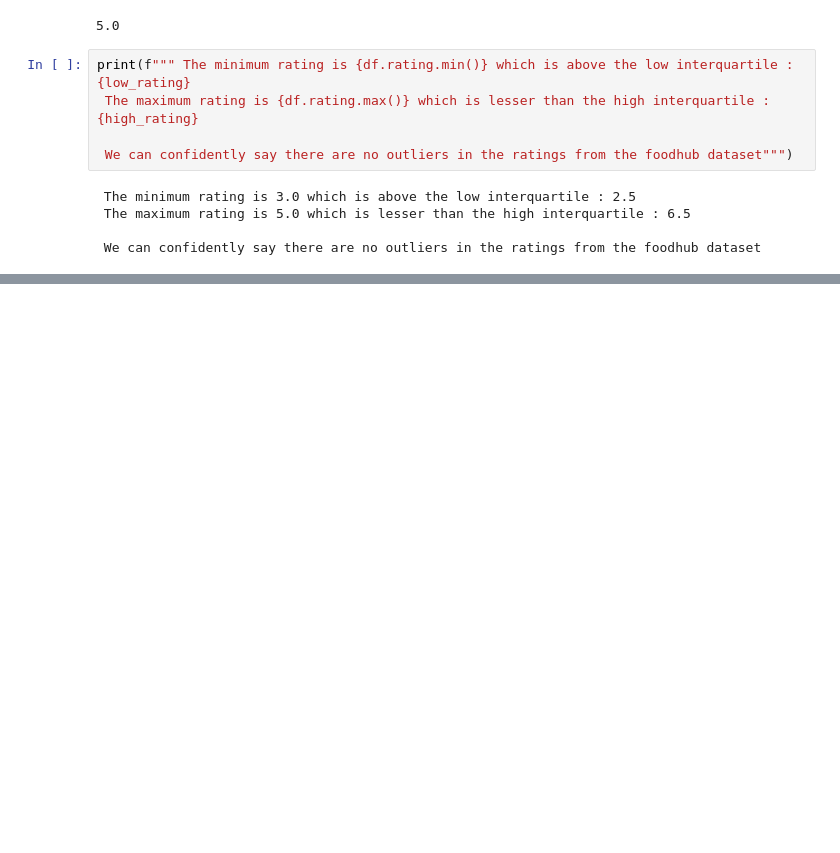
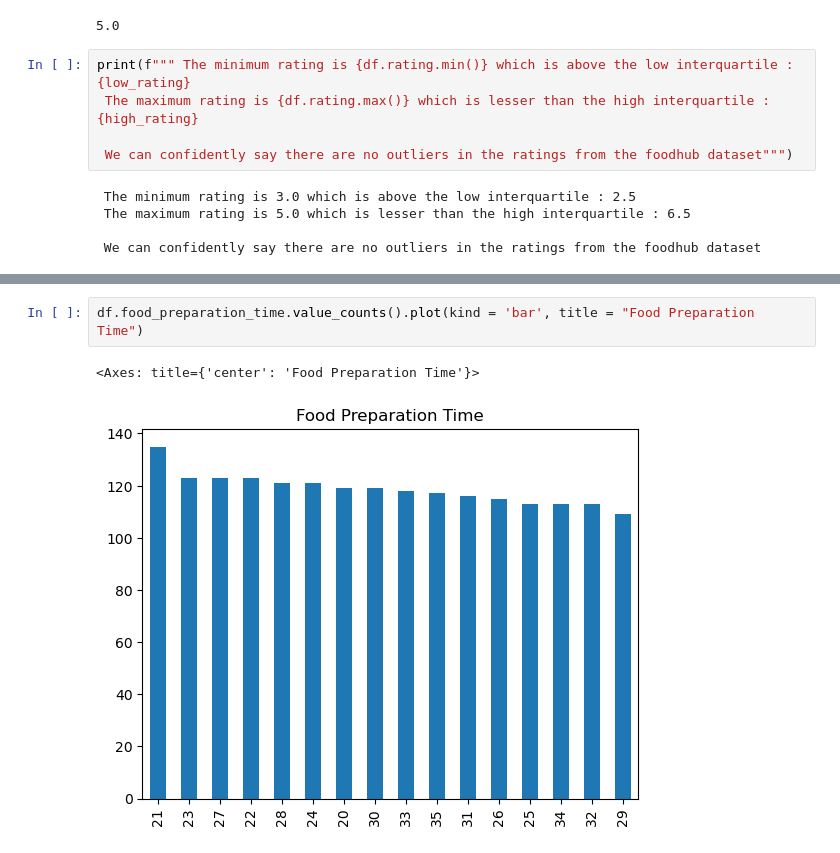
Before and after one commit to nehemiahmensah/nehemiah_siliconaccra, a Jupyter notebook: DATA SCIENCE/Nehemiah_outliers_assignment.ipynb, the cells around one changed output, grey strips where cells are left out. Saved outputs shown, nothing was run; the diff lists cells and outputs as text; blank space fills up the shorter version.

```diff
--- a/DATA SCIENCE/Nehemiah_outliers_assignment.ipynb
+++ b/DATA SCIENCE/Nehemiah_outliers_assignment.ipynb
@@ -186,0 +203,5 @@ print(f""" The minimum rating is {df.rating.min()} which is above the low interq
+# %%
+df.food_preparation_time.value_counts().plot(kind = 'bar', title = "Food Preparation Time")
+# %% [output]
+<Axes: title={'center': 'Food Preparation Time'}>
+[figure, added]
```
Also changed, not shown: parts of 5 cells of this notebook.
